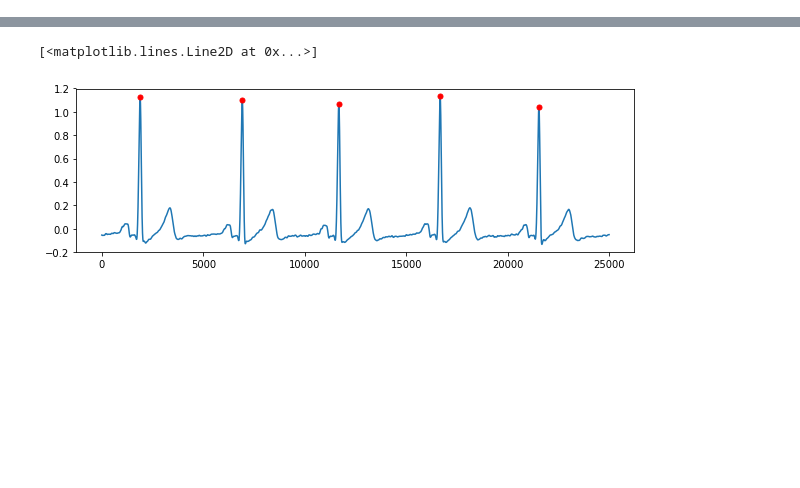
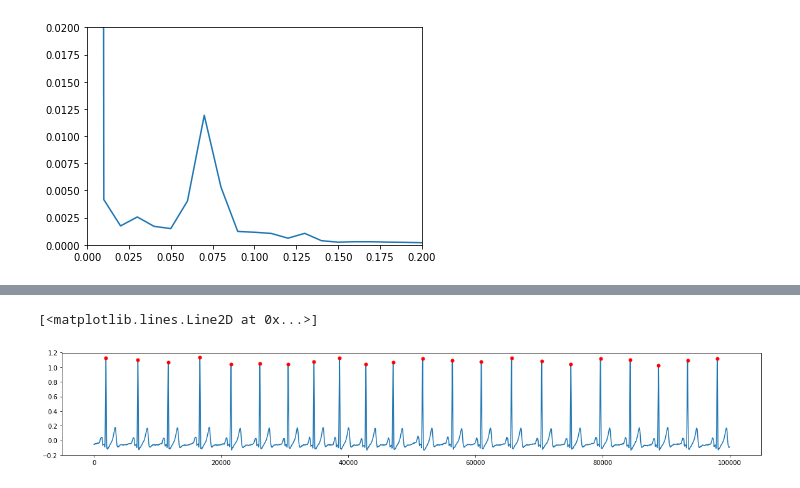
Before and after one commit to ChunChiaYang/ECG-Analysis, a Jupyter notebook: ECG-Analysis.ipynb, the cells around one changed output, grey strips where cells are left out. Drawn from its saved outputs; the diff is of its cells as text; code cells hidden in the pictures; blank space fills up the shorter version.

```diff
--- a/ECG-Analysis.ipynb
+++ b/ECG-Analysis.ipynb
@@ -98,3 +128,15 @@ plt.plot(r_index,signals[r_index],marker="o",ls="",ms=5,color='r')
+# %%
+n=len(x)
+freq=np.fft.fftfreq(n,d=1/1000)
+freq=freq[range(n//2)]
+Y=np.fft.fft(f(r_index_new))/n
+Y=Y[range(n//2)]
+plt.xlim(0,0.2)
+plt.ylim(0, 0.02)
+plt.plot(freq,abs(Y))
+plt.show()
+# %% [output]
+[figure, added]
 # %%
 api='p001.dat'
 url='https://physionet.org/physiobank/database/cebsdb/'+api
@@ -128,14 +170,14 @@ display(record.__dict__)
  'checksum': [-2885, 10297, 21323, -13633],
  'block_size': [0, 0, 0, 0]}
 # %%
-signals,fields=wfdb.rdsamp('p001',channels=[0],sampfrom=0,sampto=25000)
+signals,fields=wfdb.rdsamp('p001',channels=[0],sampfrom=0,sampto=100000)
 
-x=range(25000)
+x=np.arange(100000)
 signals=signals.flatten()
-plt.figure(figsize=(10, 3))
-r_index,_=find_peaks(signals,distance=3500)
+plt.figure(figsize=(20, 3))
+r_index,_=find_peaks(signals,distance=4000)
 plt.plot(x,signals)
 plt.plot(r_index,signals[r_index],marker="o",ls="",ms=5,color='r')
 # %% [output]
 [<matplotlib.lines.Line2D at 0x...>]
-[figure, old version]
+[figure, new version]
```
Also changed, not shown: parts of 7 cells of this notebook.
